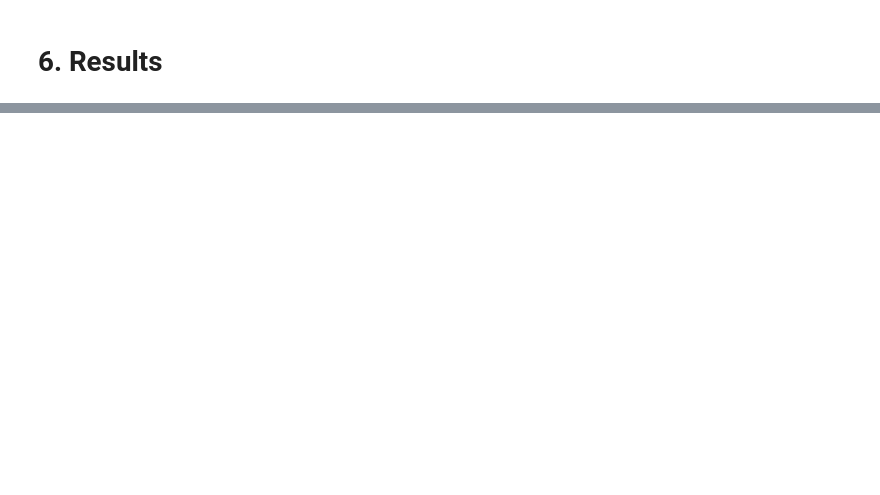
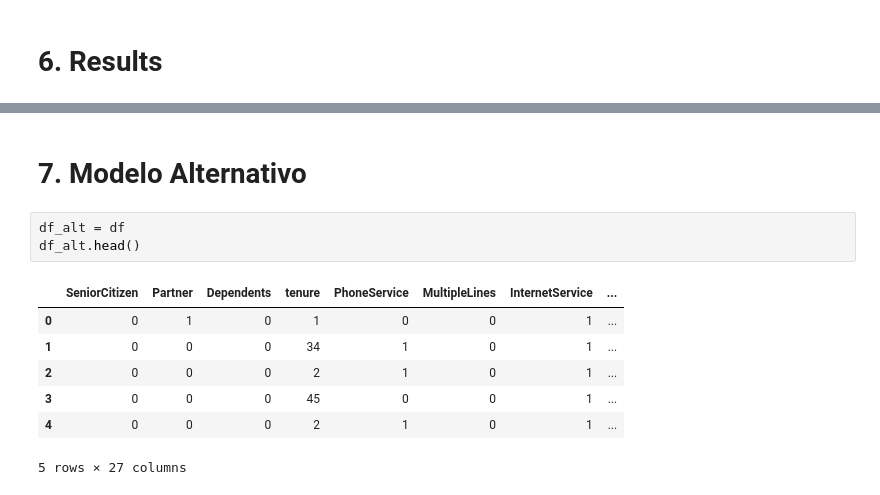
Before and after one commit to gfmattos/kaggle_telco, a Jupyter notebook: notebooks/telecom.ipynb, the cells around one changed output, grey strips where cells are left out. Saved outputs shown, nothing was run; the diff lists cells and outputs as text; blank space fills up the shorter version.

```diff
--- a/telecom.ipynb
+++ b/notebooks/telecom.ipynb
@@ -511,0 +659,13 @@ y_nb = nb.predict(X_test)
+# %% [markdown]
+# **7. Modelo Alternativo**
+# %%
+df_alt = df
+df_alt.head()
+# %% [output]
+|  | SeniorCitizen | Partner | Dependents | tenure | PhoneService | MultipleLines | InternetService | ... |
+| 0 | 0 | 1 | 0 | 1 | 0 | 0 | 1 | ... |
+| 1 | 0 | 0 | 0 | 34 | 1 | 0 | 1 | ... |
+| 2 | 0 | 0 | 0 | 2 | 1 | 0 | 1 | ... |
+| 3 | 0 | 0 | 0 | 45 | 0 | 0 | 1 | ... |
+| 4 | 0 | 0 | 0 | 2 | 1 | 0 | 1 | ... |
+5 rows × 27 columns
```
Also changed, not shown: parts of 45 cells of this notebook, 6 other files.
